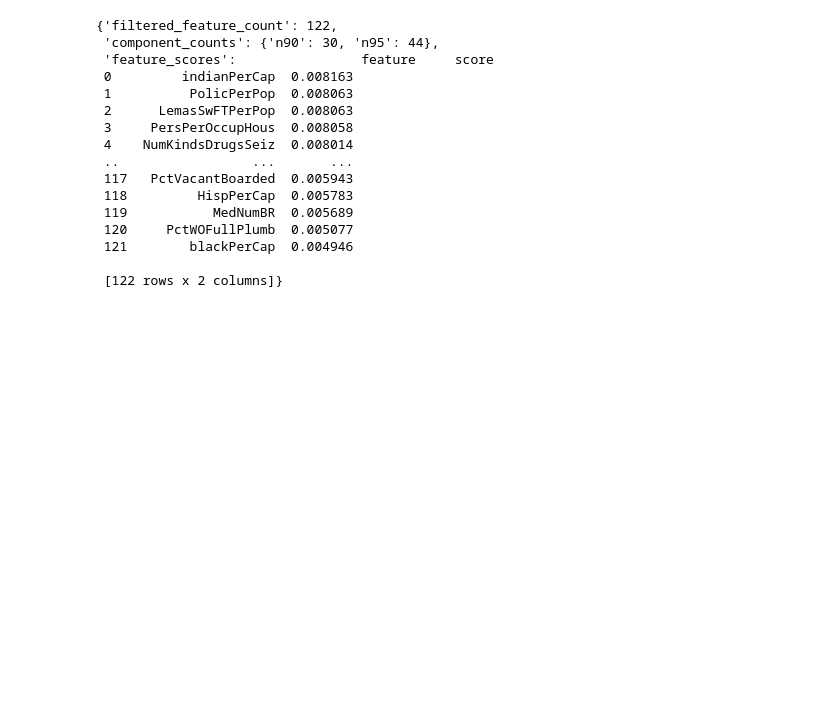
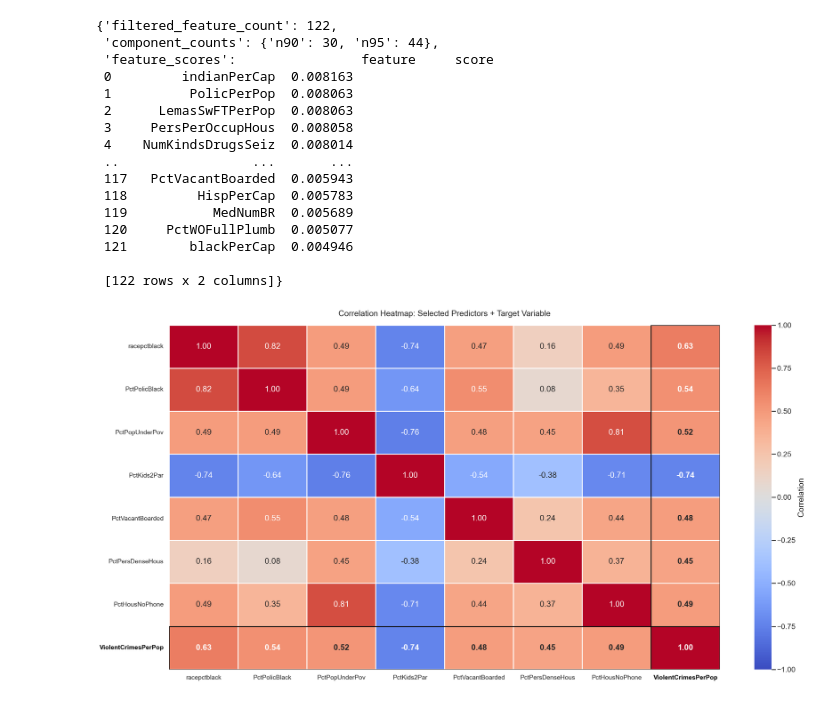
Before and after one commit to hashemwa/stt_810_project, a Jupyter notebook: analysis.ipynb, the cells around one changed output. Cells and saved outputs as stored; diff of their text form; code cells hidden in the pictures; blank space fills up the shorter version.

Commit message:
correlation heatmap

```diff
--- a/analysis.ipynb
+++ b/analysis.ipynb
@@ -321,3 +321,71 @@ Top-k feature sets:
  121        blackPerCap  0.004946
 
  [122 rows x 2 columns]}
+# %%
+import seaborn as sns
+import matplotlib.pyplot as plt
+
+# Create dataframe with selected features plus target variable
+features_with_target = selected_features + ['ViolentCrimesPerPop']
+heatmap_df = numeric_df[features_with_target]
+
+# Create correlation matrix
+corr_matrix = heatmap_df.corr()
+
+# Plot
+fig, ax = plt.subplots(figsize=(24, 12))
+sns.heatmap(
+    corr_matrix,
+    annot=True,
+    fmt='.2f',
+    cmap='coolwarm',
+    center=0,
+    square=False,
+    linewidths=1,
+    cbar_kws={'label': 'Correlation'},
+    vmin=-1,
+    vmax=1,
+    ax=ax,
+)
+
+# Rotate labels
+ax.set_xticklabels(ax.get_xticklabels(), rotation=0, ha='center', fontsize=14)
+ax.set_yticklabels(ax.get_yticklabels(), rotation=0, fontsize=14)
+
+# ---- Make ViolentCrimesPerPop bold on both axes ----
+target = 'ViolentCrimesPerPop'
+
+for lbl in ax.get_xticklabels():
+    if lbl.get_text() == target:
+        lbl.set_fontweight('bold')
+        lbl.set_color('black')   # optional: ensure readable
+
+for lbl in ax.get_yticklabels():
+    if lbl.get_text() == target:
+        lbl.set_fontweight('bold')
+        lbl.set_color('black')
+
+# ---- (Optional) Also bold the annotation text for the entire row/column ----
+labels = corr_matrix.columns.tolist()
+idx = labels.index(target)
+n = len(labels)
+
+# Each cell's annotation is a Text at (col+0.5, row+0.5).
+for t in ax.texts:
+    x, y = t.get_position()
+    j = int(round(x - 0.5))  # column index
+    i = int(round(y - 0.5))  # row index
+    if i == idx or j == idx:
+        t.set_fontweight('bold')
+
+# ---- (Optional) Visually outline the row/column for extra emphasis ----
+# Column outline
+ax.add_patch(plt.Rectangle((idx, 0), 1, n, fill=False, edgecolor='black', linewidth=2))
+# Row outline
+ax.add_patch(plt.Rectangle((0, idx), n, 1, fill=False, edgecolor='black', linewidth=2))
+
+ax.set_title('Correlation Heatmap: Selected Predictors + Target Variable', fontsize=18, pad=20)
+plt.tight_layout()
+plt.show()
+# %% [output]
+[figure, added]
```
